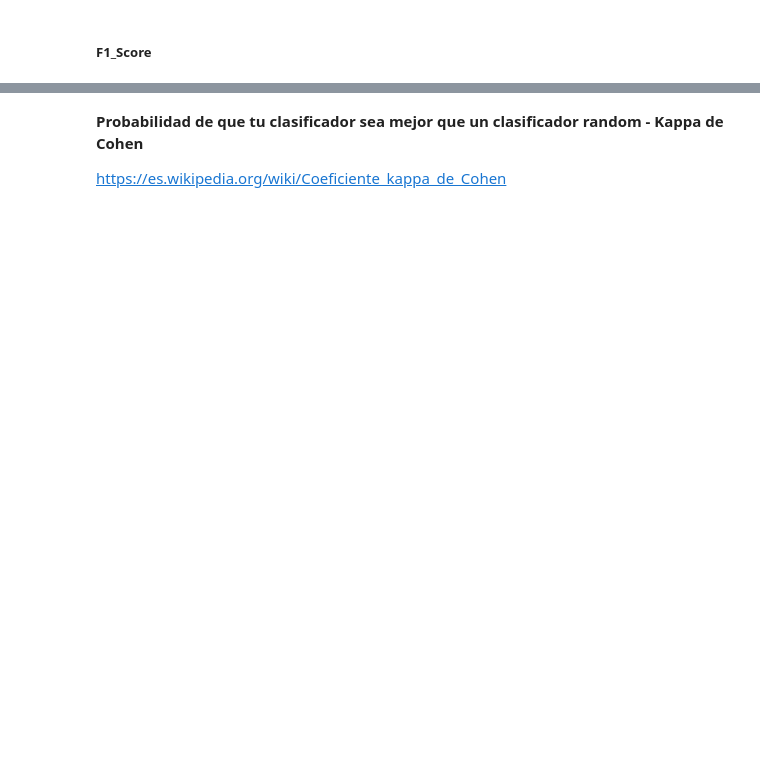
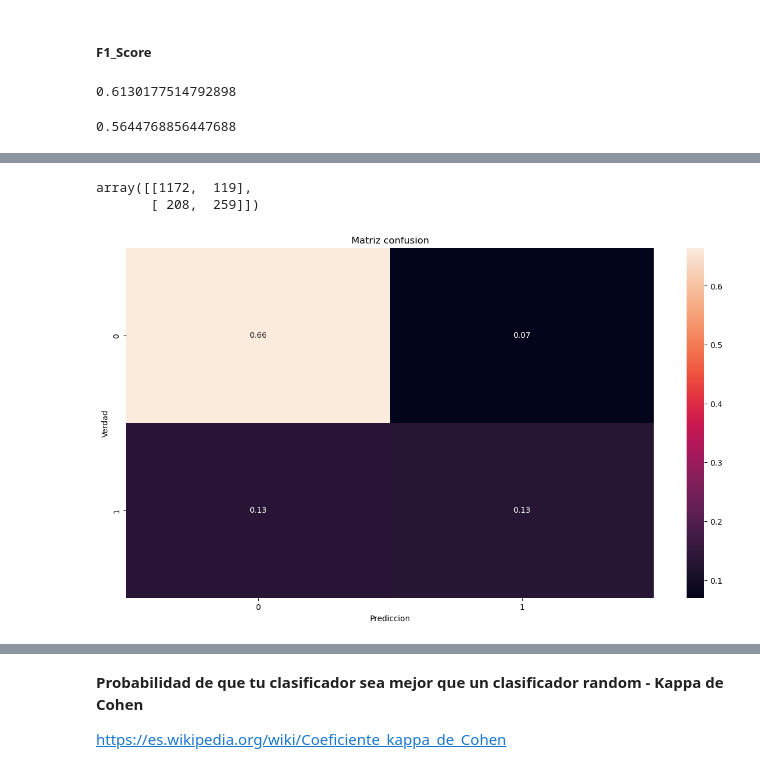
Before and after one commit to Ironhack-Data-Madrid-Abril-2023/apuntes_clase, a Jupyter notebook: semana_7/2.1 - Evaluacion Supervisado.ipynb, the cells around one changed output, grey strips where cells are left out. Saved outputs shown, nothing was run; the diff lists cells and outputs as text; code cells hidden in the pictures; blank space fills up the shorter version.

```diff
--- a/semana_7/2.1 - Evaluacion Supervisado.ipynb
+++ b/semana_7/2.1 - Evaluacion Supervisado.ipynb
@@ -57,0 +194,4 @@ pertenecen al intervalo (-$\infty$, 1]
+# %%
+X_train, X_test, y_train, y_test = tts(X, y, stratify=y)
+
+X_train.shape, X_test.shape, y_train.shape, y_test.shape
@@ -57,0 +200,14 @@ pertenecen al intervalo (-$\infty$, 1]
+# %%
+# modelo1
+
+from sklearn.linear_model import LogisticRegression as LogReg
+
+logreg = LogReg()
+
+logreg.fit(X_train, y_train)
+
+y_pred_logreg = logreg.predict(X_test)  # devuelve la clase, la etiqueta
+
+y_prob = logreg.predict_proba(X_test)   # devuelve probs
+
+y_pred_logreg[:4]
@@ -57,0 +223,10 @@ pertenecen al intervalo (-$\infty$, 1]
+# %%
+from sklearn.ensemble import RandomForestClassifier as RFC
+
+rfc = RFC()
+
+rfc.fit(X_train, y_train)
+
+y_pred_rfc = rfc.predict(X_test)
+
+y_pred_rfc[:10]
@@ -78,6 +293,23 @@ pertenecen al intervalo (-$\infty$, 1]
 # %% [markdown]
 ##### F1_Score
+# %%
+from sklearn.metrics import f1_score as f1
+
+f1(y_test, y_pred_logreg)
+# %% [output]
+0.6130177514792898
+# %%
+f1(y_test, y_pred_rfc)
+# %% [output]
+0.5644768856447688
 # %% [markdown]
 ##### Matriz de Confusión
 
 ![conf_matrix](images/conf_matrix.jpeg)
+# %%
+from sklearn.metrics import confusion_matrix as cm
+
+cm(y_test, y_pred_logreg)
+# %% [output]
+array([[1172,  119],
+       [ 208,  259]])
@@ -84,3 +320,14 @@ pertenecen al intervalo (-$\infty$, 1]
+# %%
+plt.figure(figsize=(15, 8))
+
+ax=sns.heatmap(cm(y_test, y_pred_rfc)/cm(y_test, y_pred_rfc).sum(), annot=True)
+
+plt.title('Matriz confusion')
+plt.ylabel('Verdad')
+plt.xlabel('Prediccion')
+plt.show();
+# %% [output]
+[figure, added]
 # %% [markdown]
 ##### ROC-AUC  (Característica operativa del receptor y área debajo de la curva)
 
```
Also changed, not shown: parts of 49 cells of this notebook, 1 other file.
